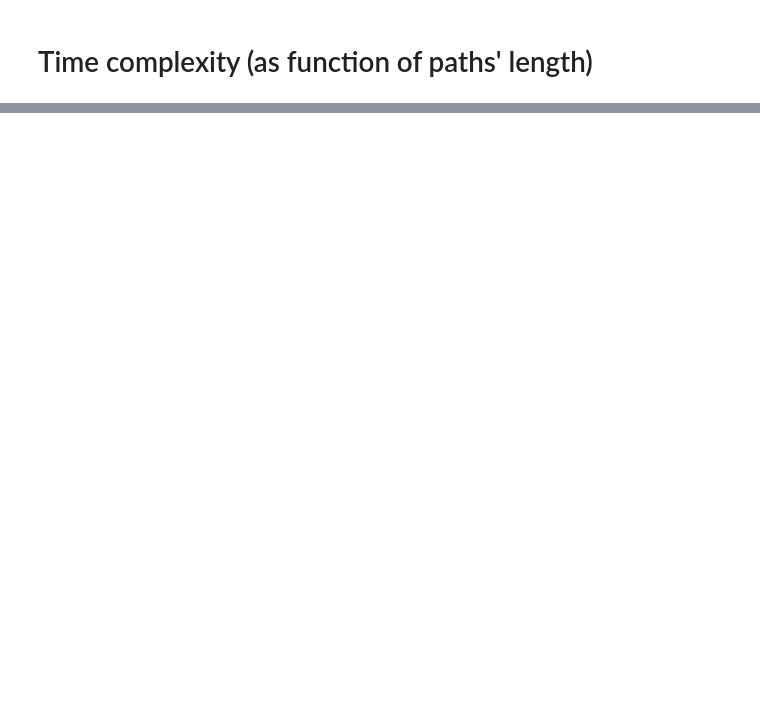
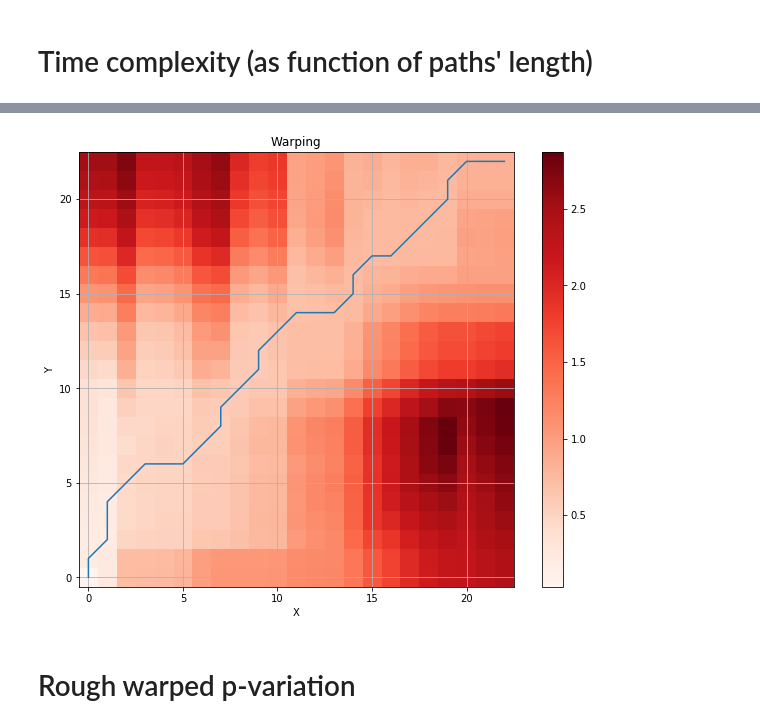
Before and after one commit to mindychen213/warped-p-variation, a Jupyter notebook: Branch-and-Bound/examples/Timings for BnB Warping P-Var Signature distance.ipynb, the cells around one changed output, grey strips where cells are left out. Cells and saved outputs as stored; diff of their text form; code cells hidden in the pictures; blank space fills up the shorter version.

```diff
--- a/Branch-and-Bound/examples/Timings for BnB Warping P-Var Signature distance.ipynb
+++ b/Branch-and-Bound/examples/Timings for BnB Warping P-Var Signature distance.ipynb
@@ -164,0 +209,7 @@ plt.show()
+# %%
+plt.figure(figsize=(10, 8))
+W.plot_lattice()
+# %% [output]
+[figure, added]
+# %% [markdown]
+# Rough warped p-variation
```
Also changed, not shown: parts of 18 cells of this notebook, 1 other file.
